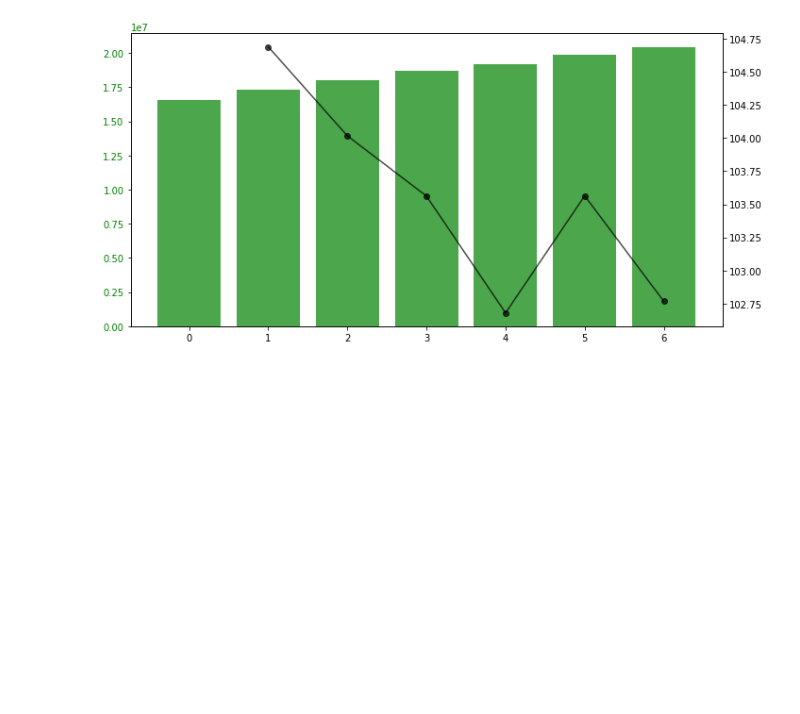
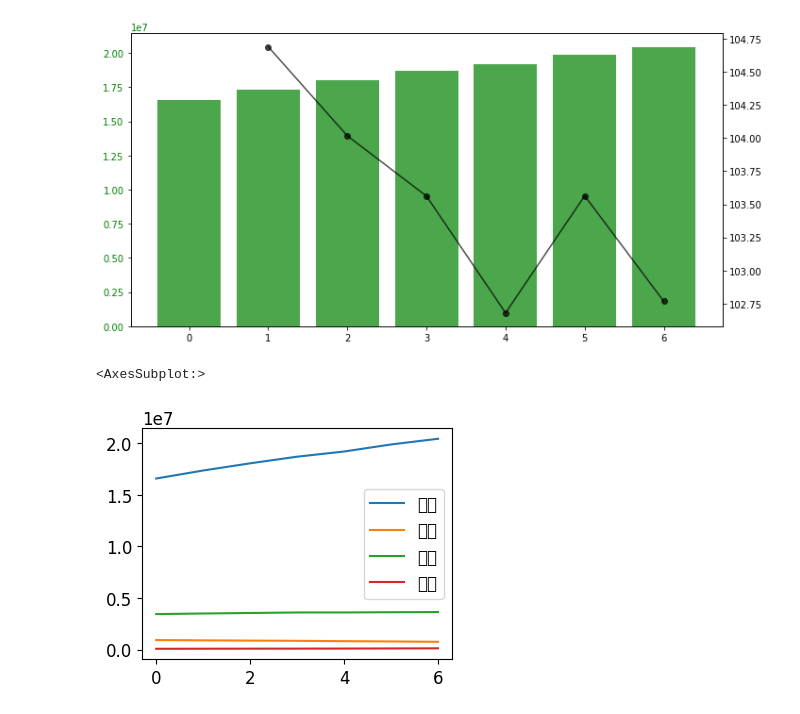
Before and after one commit to JIDONGJU/StudyPython22, a Jupyter notebook: 220614~/11day~/자동차 등록대수 및 증감률.ipynb, the cells around one changed output. Drawn from its saved outputs; the diff is of its cells as text; code cells hidden in the pictures; blank space fills up the shorter version.

```diff
--- a/220614~/11day~/자동차 등록대수 및 증감률.ipynb
+++ b/220614~/11day~/자동차 등록대수 및 증감률.ipynb
@@ -178,3 +183,8 @@ fig.tight_layout()
 plt.show()
 # %% [output]
 [figure]
+# %%
+car_total.plot()
+# %% [output]
+<AxesSubplot:>
+[figure, added]
```
Also changed, not shown: parts of 7 cells of this notebook.
